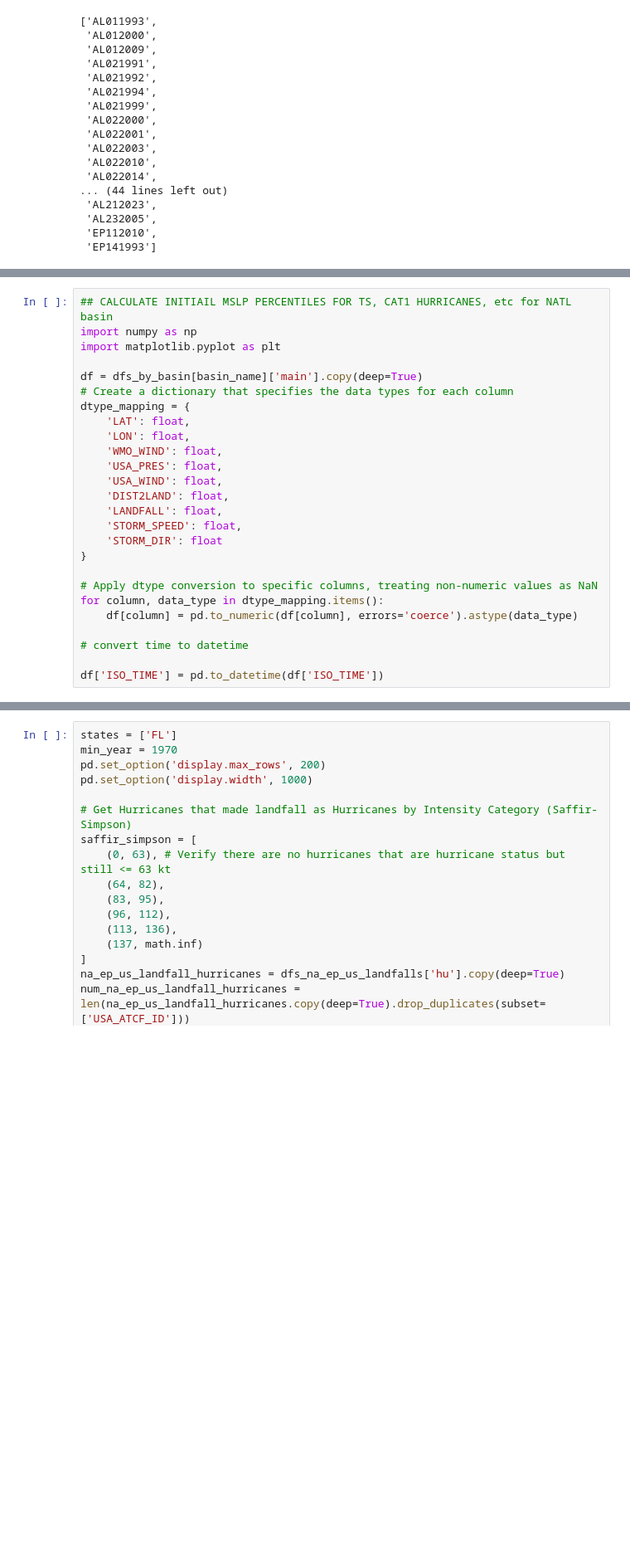
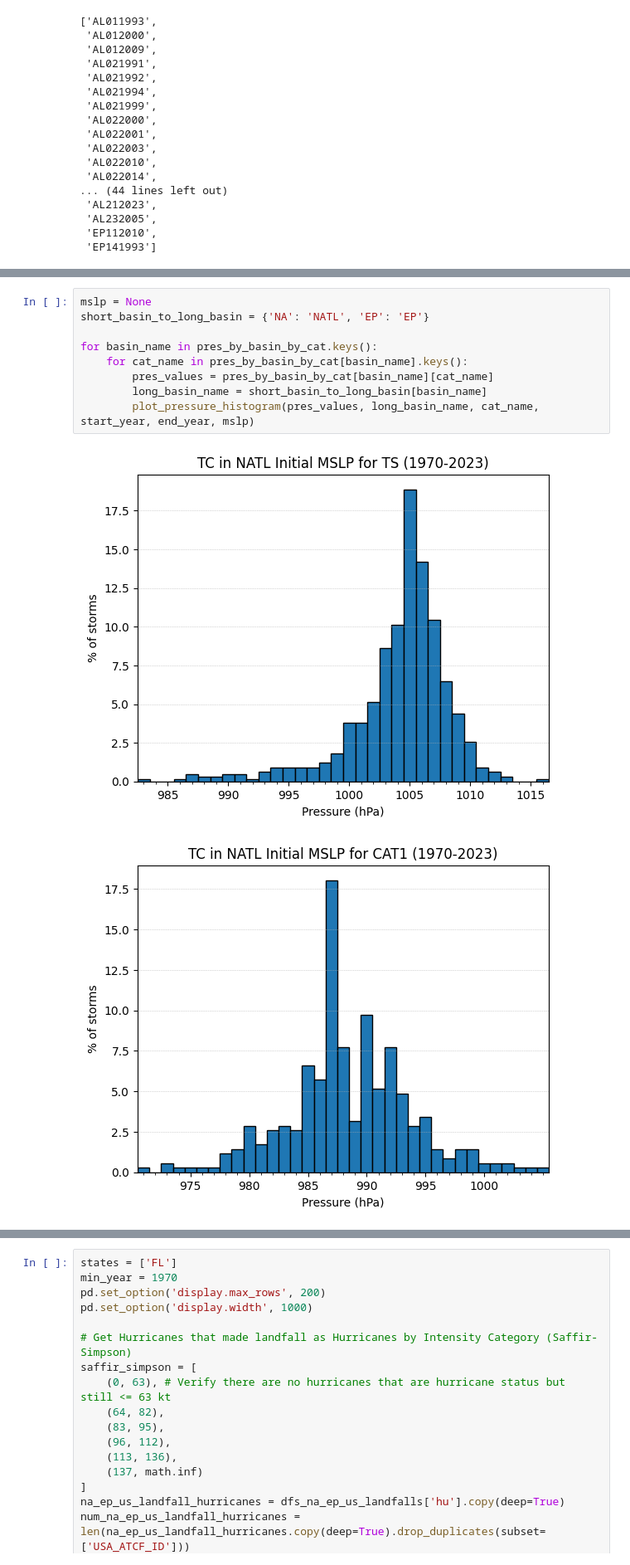
Before and after one commit to JRPdata/cyclone_climatology, a Jupyter notebook: cyclone_climatology.ipynb, the cells around one changed output, grey strips where cells are left out. Shown at 83% size. Saved outputs shown, nothing was run; the diff lists cells and outputs as text; blank space fills up the shorter version.

Commit message:
Added charts by MSLP for all cats per basin at bottom of notebook

```diff
--- a/cyclone_climatology.ipynb
+++ b/cyclone_climatology.ipynb
@@ -1296,26 +1433,12 @@ sorted(set(atcf_ids[4]) - set(atcf_ids[7]))
 # %%
-## CALCULATE INITIAIL MSLP PERCENTILES FOR TS, CAT1 HURRICANES, etc for NATL basin
-import numpy as np
-import matplotlib.pyplot as plt
+mslp = None
+short_basin_to_long_basin = {'NA': 'NATL', 'EP': 'EP'}
 
-df = dfs_by_basin[basin_name]['main'].copy(deep=True)
-# Create a dictionary that specifies the data types for each column
-dtype_mapping = {
-    'LAT': float,
-    'LON': float,
-    'WMO_WIND': float,
-    'USA_PRES': float,
-    'USA_WIND': float,
-    'DIST2LAND': float,
-    'LANDFALL': float,
-    'STORM_SPEED': float,
-    'STORM_DIR': float
-}
-
-# Apply dtype conversion to specific columns, treating non-numeric values as NaN
-for column, data_type in dtype_mapping.items():
-    df[column] = pd.to_numeric(df[column], errors='coerce').astype(data_type)
-
-# convert time to datetime
-
-df['ISO_TIME'] = pd.to_datetime(df['ISO_TIME'])
+for basin_name in pres_by_basin_by_cat.keys():
+    for cat_name in pres_by_basin_by_cat[basin_name].keys():
+        pres_values = pres_by_basin_by_cat[basin_name][cat_name]
+        long_basin_name = short_basin_to_long_basin[basin_name]
+        plot_pressure_histogram(pres_values, long_basin_name, cat_name, start_year, end_year, mslp)
+# %% [output]
+[figure, added]
+[figure, added]
```
Also changed, not shown: parts of 12 cells of this notebook.
